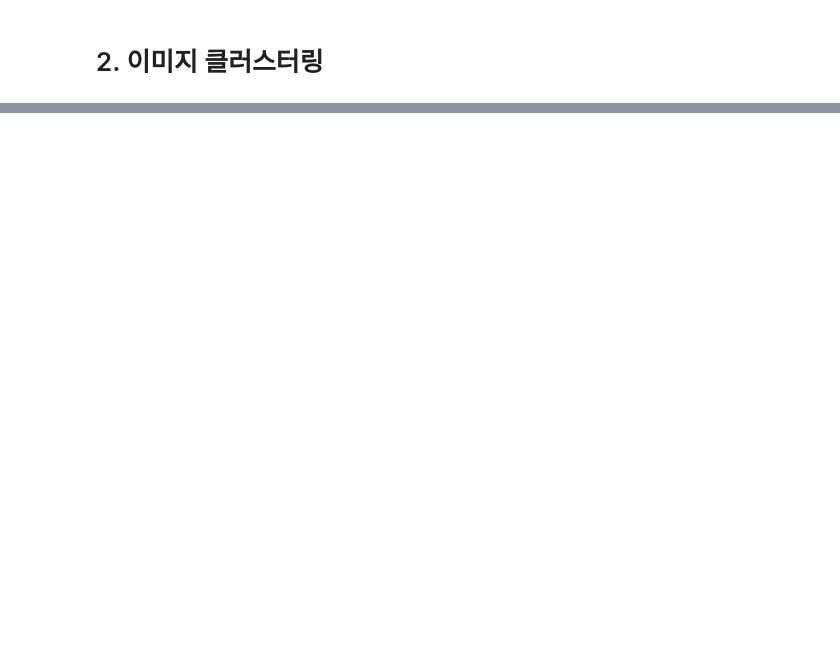
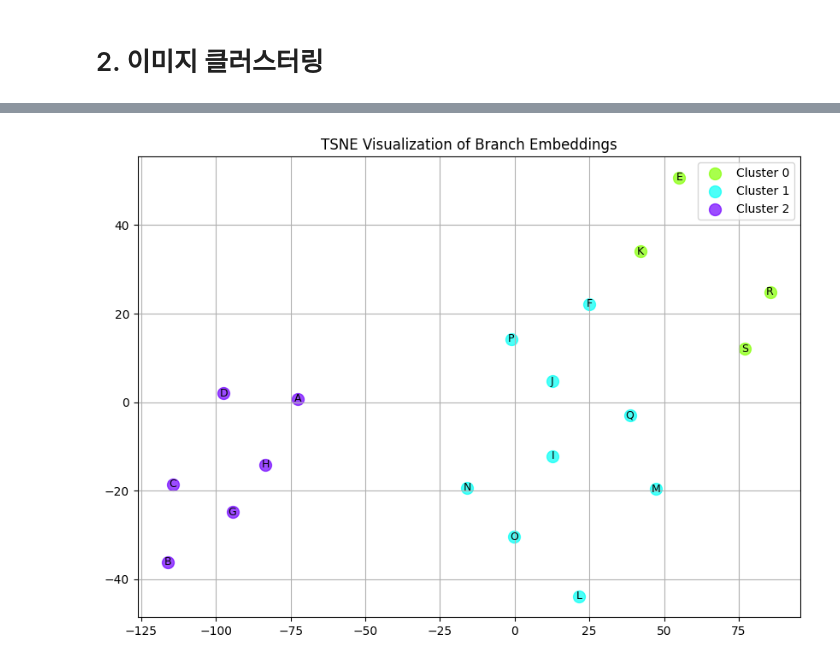
Before and after one commit to CheckNanbang/2025-weather-data-contest, a Jupyter notebook: EDA/Image_clustering.ipynb, the cells around one changed output, grey strips where cells are left out. Saved outputs shown, nothing was run; the diff lists cells and outputs as text; code cells hidden in the pictures; blank space fills up the shorter version.

```diff
--- a/EDA/Image_clustering.ipynb
+++ b/EDA/Image_clustering.ipynb
@@ -299,0 +448,27 @@ for cluster_id in set(clusters):
+# %%
+# branch_vectors: (브랜치 수, 2048) 형태의 numpy 배열
+branch_vectors_np = np.array(branch_vectors)
+
+# TSNE 적용 (2차원)
+tsne = TSNE(n_components=2, random_state=42, perplexity=5)
+tsne_result = tsne.fit_transform(branch_vectors_np)
+# %%
+plt.figure(figsize=(10, 7))
+palette = sns.color_palette("hsv", len(set(clusters)))
+
+for i, label in enumerate(set(clusters)):
+    indices = np.where(clusters == label)
+    plt.scatter(tsne_result[indices, 0], tsne_result[indices, 1],
+                label=f'Cluster {label}', s=100, alpha=0.7, color=palette[i])
+
+# 각 포인트에 브랜치 이름 표시
+for i, name in enumerate(branch_names):
+    x, y = tsne_result[i]
+    plt.text(x, y, name, fontsize=9, ha='center', va='center')
+
+plt.title('TSNE Visualization of Branch Embeddings')
+plt.legend()
+plt.grid(True)
+plt.show()
+# %% [output]
+[figure, added]
```
Also changed, not shown: parts of 17 cells of this notebook.
